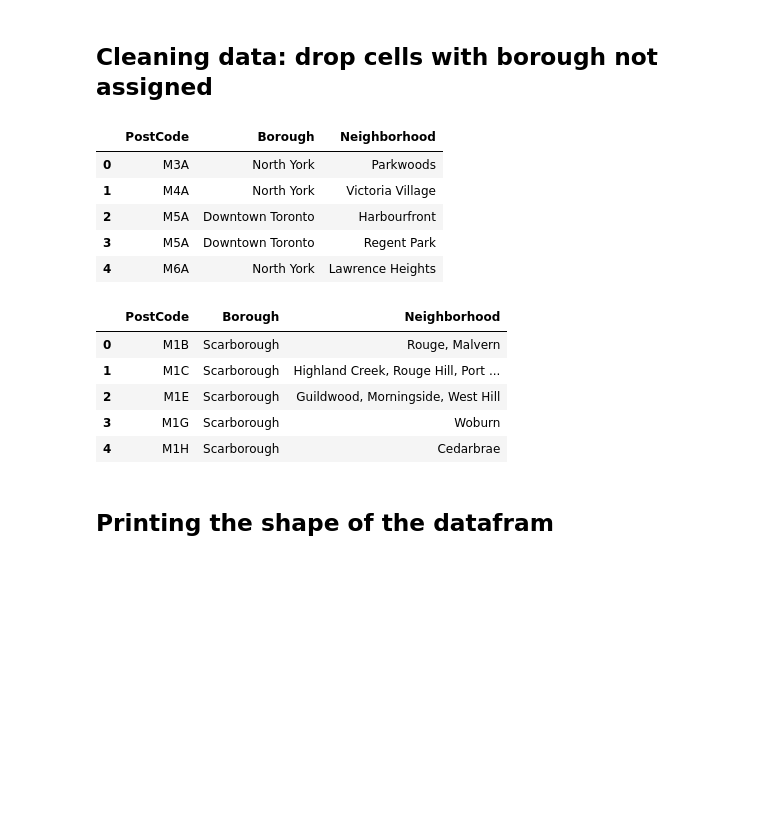
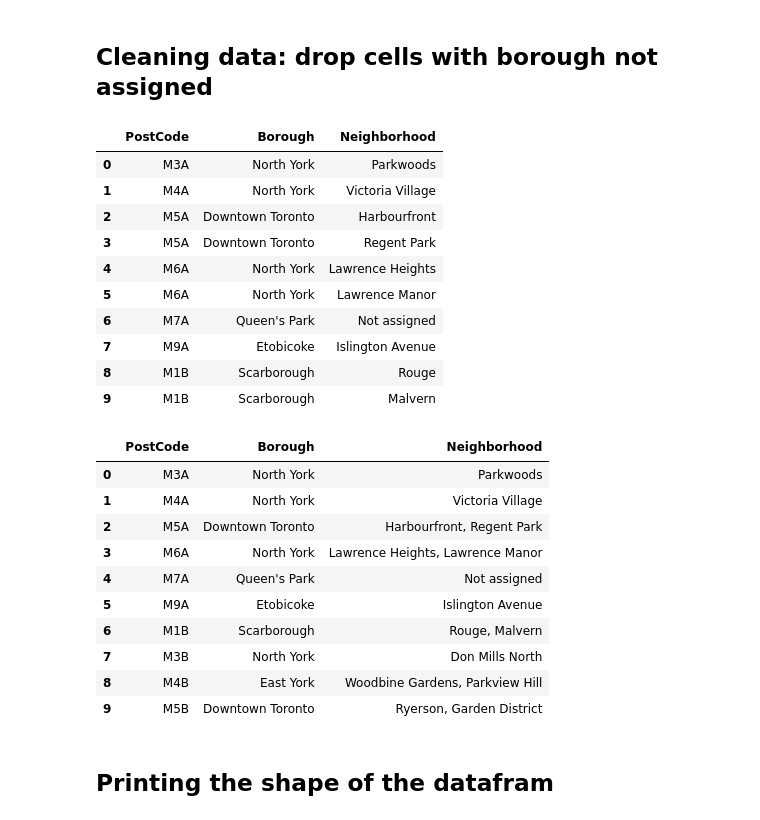
Before and after one commit to Lemlemayele/DataScience-repo, a Jupyter notebook: Toronto_neighborhood_segmenting.ipynb, the cells around one changed output. Cells and saved outputs as stored; diff of their text form; code cells hidden in the pictures; blank space fills up the shorter version.

```diff
--- a/Toronto_neighborhood_segmenting.ipynb
+++ b/Toronto_neighborhood_segmenting.ipynb
@@ -90,7 +90,7 @@ wiki_df.head(12)
 # %%
 # drop cells with borough not assigned
 wiki_df_dropna = wiki_df[wiki_df.Borough != "Not assigned"].reset_index(drop=True)
-wiki_df_dropna.head()
+wiki_df_dropna.head(10)
 # %% [output]
 |  | PostCode | Borough | Neighborhood |
 | 0 | M3A | North York | Parkwoods |
@@ -98,17 +98,28 @@ wiki_df_dropna.head()
 | 2 | M5A | Downtown Toronto | Harbourfront |
 | 3 | M5A | Downtown Toronto | Regent Park |
 | 4 | M6A | North York | Lawrence Heights |
+| 5 | M6A | North York | Lawrence Manor |
+| 6 | M7A | Queen's Park | Not assigned |
+| 7 | M9A | Etobicoke | Islington Avenue |
+| 8 | M1B | Scarborough | Rouge |
+| 9 | M1B | Scarborough | Malvern |
 # %%
 # group neighborhoods with same postal code area
-wiki_df_grouped = wiki_df_dropna.groupby(["PostCode", "Borough"], as_index=False).agg(lambda x: ", ".join(x))
-wiki_df_grouped.head()
+wiki_df_grouped = wiki_df_dropna.groupby(["PostCode", "Borough"],sort=False, as_index=False).agg(lambda x: ", ".join(x))
+wiki_df.reset_index(inplace=True)
+wiki_df_grouped.head(10)
 # %% [output]
 |  | PostCode | Borough | Neighborhood |
-| 0 | M1B | Scarborough | Rouge, Malvern |
-| 1 | M1C | Scarborough | Highland Creek, Rouge Hill, Port ... |
-| 2 | M1E | Scarborough | Guildwood, Morningside, West Hill |
-| 3 | M1G | Scarborough | Woburn |
-| 4 | M1H | Scarborough | Cedarbrae |
+| 0 | M3A | North York | Parkwoods |
+| 1 | M4A | North York | Victoria Village |
+| 2 | M5A | Downtown Toronto | Harbourfront, Regent Park |
+| 3 | M6A | North York | Lawrence Heights, Lawrence Manor |
+| 4 | M7A | Queen's Park | Not assigned |
+| 5 | M9A | Etobicoke | Islington Avenue |
+| 6 | M1B | Scarborough | Rouge, Malvern |
+| 7 | M3B | North York | Don Mills North |
+| 8 | M4B | East York | Woodbine Gardens, Parkview Hill |
+| 9 | M5B | Downtown Toronto | Ryerson, Garden District |
 # %%
 # for a borough with no  neighborhood assigned, set borough as neighborhood
 for index, row in wiki_df_grouped.iterrows():
```
Also changed, not shown: parts of 18 cells of this notebook.
